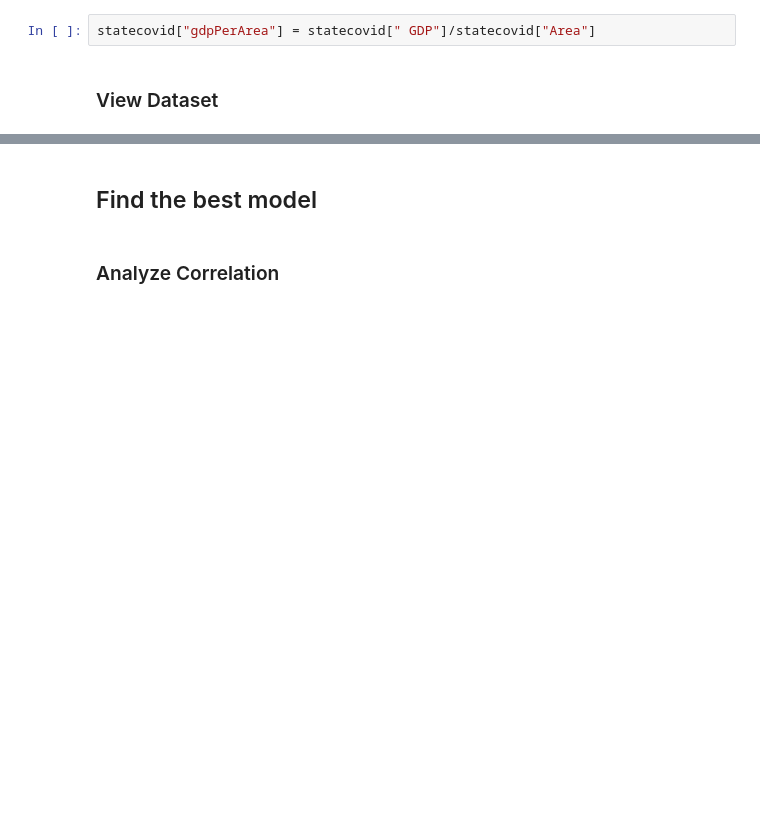
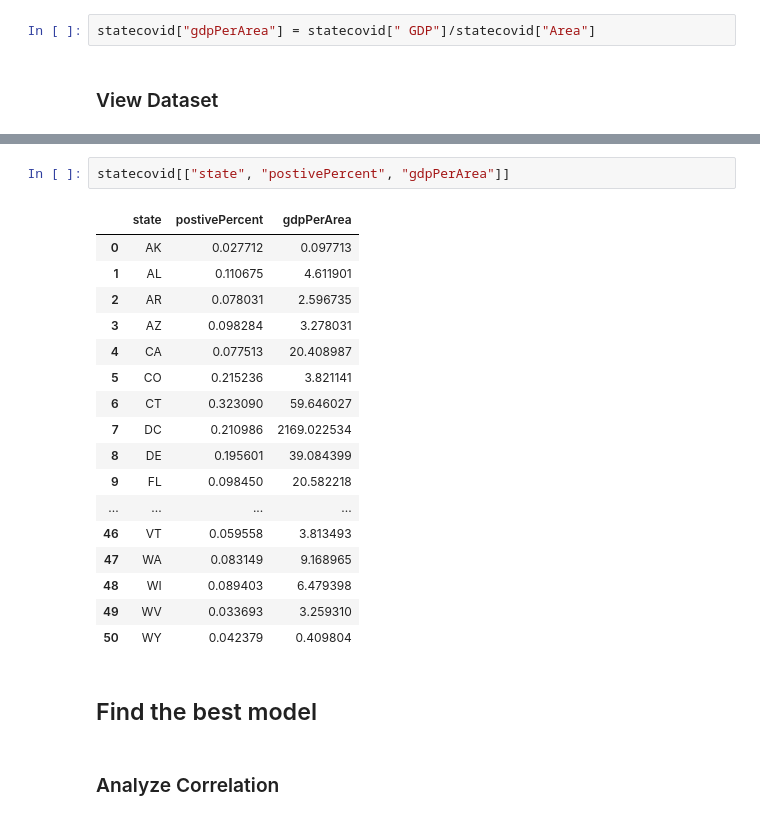
Before and after one commit to EricMaibach/uscovid, a Jupyter notebook: US_Covid.ipynb, the cells around one changed output, grey strips where cells are left out. Cells and saved outputs as stored; diff of their text form; blank space fills up the shorter version.

```diff
--- a/US_Covid.ipynb
+++ b/US_Covid.ipynb
@@ -144,3 +144,23 @@ statecovid
+# %%
+statecovid[["state", "postivePercent", "gdpPerArea"]]
+# %% [output]
+|  | state | postivePercent | gdpPerArea |
+| 0 | AK | 0.027712 | 0.097713 |
+| 1 | AL | 0.110675 | 4.611901 |
+| 2 | AR | 0.078031 | 2.596735 |
+| 3 | AZ | 0.098284 | 3.278031 |
+| 4 | CA | 0.077513 | 20.408987 |
+| 5 | CO | 0.215236 | 3.821141 |
+| 6 | CT | 0.323090 | 59.646027 |
+| 7 | DC | 0.210986 | 2169.022534 |
+| 8 | DE | 0.195601 | 39.084399 |
+| 9 | FL | 0.098450 | 20.582218 |
+| ... | ... | ... | ... |
+| 46 | VT | 0.059558 | 3.813493 |
+| 47 | WA | 0.083149 | 9.168965 |
+| 48 | WI | 0.089403 | 6.479398 |
+| 49 | WV | 0.033693 | 3.259310 |
+| 50 | WY | 0.042379 | 0.409804 |
 # %% [markdown]
 ## Find the best model
 # %% [markdown]
```
Also changed, not shown: parts of 10 cells of this notebook, 1 other file.
